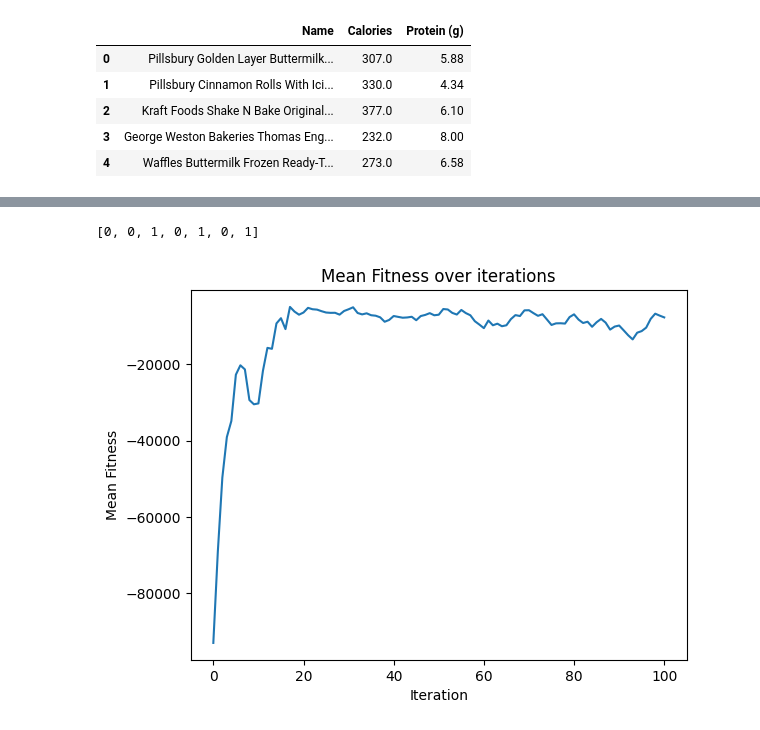
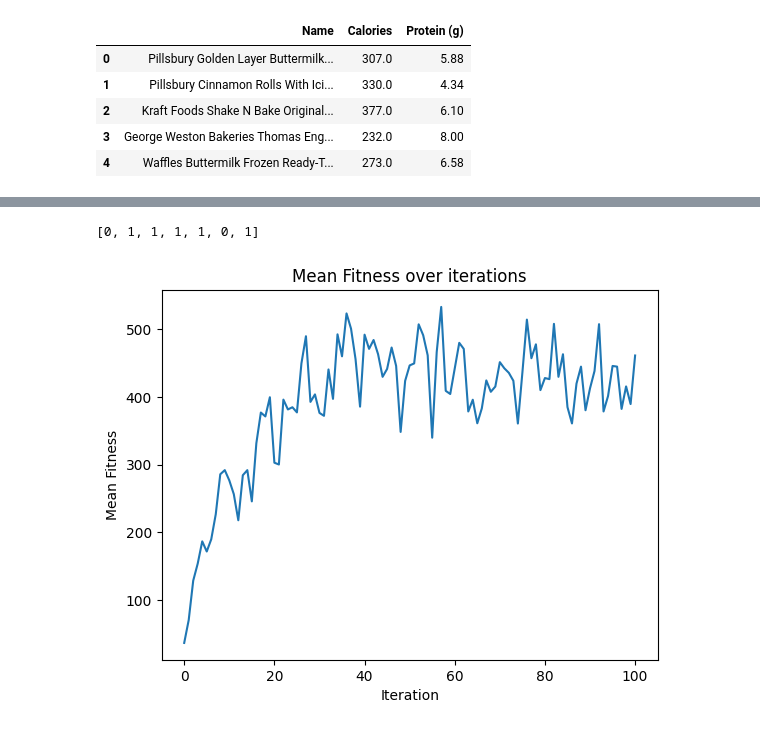
Before and after one commit to altayelmas/genetic, a Jupyter notebook: proje.ipynb, the cells around one changed output, grey strips where cells are left out. Saved outputs shown, nothing was run; the diff lists cells and outputs as text; code cells hidden in the pictures.

Commit message:
rouletteWheel Tests

```diff
--- a/proje.ipynb
+++ b/proje.ipynb
@@ -96,13 +100,3 @@ def initializePopulationWithMaxWeight(populationSize: int, chromosomeSize: int,
 # %%
 def sortPopulation(population: list[list], maxWeight: int, negative: bool, penaltyFactor: int = 1.5):
     return sorted(population, key=lambda individual: calculateFitness(individual, maxWeight, negative, penaltyFactor), reverse=True)
-
-population = initializePopulation(5, 5, 42)
-for i in population:
-    print(f"{i}, Fitness {calculateFitness(i, 2000, False)}")
-print()
-population = sortPopulation(population, 2000, False)
-for i in population:
-    print(f"{i}, Fitness {calculateFitness(i, 2000, False)}")
-
-print(random.randint(1, 10))
@@ -171,8 +151,0 @@ print(bestIndividual)
-# %%
-population = initializePopulation(10, 5)
-for i in range(len((population))):
-    print(population[i], calculateFitness(population[i], 2500, False))
-
-print()
-selected = rouletteWheelSelection(population, 2500)
-print(selected)
@@ -243,9 +203,3 @@ def multiplePointCrossover(firstParent: list, secondParent: list):
     secondOffspring[firstCrossOverPoint: secondCrossOverPoint + 1] = crossOverPart1
 
     return [firstOffspring, secondOffspring]
-# %%
-firstParent = [0, 0 , 1, 1, 0, 1]
-secondParent = [1, 1, 0, 0, 0, 1]
-
-offsprings = multiplePointCrossover(firstParent, secondParent)
-print(offsprings)
@@ -308,7 +259,7 @@ def mutation(chromosome: list, rate: int):
 chromosome = [0, 0, 1, 1, 1, 0, 1]
 print(mutation(chromosome, 10))
 # %% [output]
-[0, 0, 1, 0, 1, 0, 1]
+[0, 1, 1, 1, 1, 0, 1]
 # %%
 import numpy as np
 import matplotlib.pyplot as plt
@@ -323,52 +274,52 @@ population = initializePopulationWithMaxWeight(populationSize, chromosomeSize, m
 def geneticAlgorithm(population: list[list], maxWeight: int, generations: int, elitSize: int, penaltyFactor: int = 1.5):
 
     meanFitness = []
-    fitnessList = [calculateFitness(i, maxWeight, True, penaltyFactor) for i in population]
+    fitnessList = [calculateFitness(i, maxWeight, False, penaltyFactor) for i in population]
     mean = np.mean(fitnessList)
     meanFitness.append(mean)
 
 
     for i in range(generations):
-        sortedPopulation = sortPopulation(population, maxWeight, True, penaltyFactor)
+        sortedPopulation = sortPopulation(population, maxWeight, False, penaltyFactor)
         new_population = sortedPopulation[:elitSize]
         while len(new_population) != len(population):
 
-            firstIndividual = tournamentSelection(population, 2, maxWeight, penaltyFactor)
-            secondIndividual = tournamentSelection(population, 2, maxWeight, penaltyFactor)
+            #firstIndividual = tournamentSelection(population, 2, maxWeight, penaltyFactor)
+            #secondIndividual = tournamentSelection(population, 2, maxWeight, penaltyFactor)
 
-            #firstIndividual = rouletteWheelSelection(population, maxWeight, penaltyFactor)
-            #secondIndividual = rouletteWheelSelection(population, maxWeight, penaltyFactor)
+            firstIndividual = rouletteWheelSelection(population, maxWeight, penaltyFactor)
+            secondIndividual = rouletteWheelSelection(population, maxWeight, penaltyFactor)
 
             #offsprings = singlePointCrossover(firstIndividual, secondIndividual)
             offsprings = uniformCrossover(firstIndividual, secondIndividual, maxWeight, penaltyFactor)
             #offsprings = multiplePointCrossover(firstIndividual, secondIndividual)
             offsprings[0] = mutation(offsprings[0], len(offsprings[0]))
             offsprings[1] = mutation(offsprings[1], len(offsprings[1]))
 
             new_population.extend(offsprings)
 
         population = new_population
         #print(f"Generation {i}")
         #print(population)
 
-        fitnessList = [calculateFitness(i, maxWeight, True, penaltyFactor) for i in population]
+        fitnessList = [calculateFitness(i, maxWeight, False, penaltyFactor) for i in population]
         mean = np.mean(fitnessList)
         meanFitness.append(mean)
 
     x = np.arange(0, generations + 1)
     plt.plot(x, meanFitness)
     plt.title("Mean Fitness over iterations")
     plt.xlabel("Iteration")
     plt.ylabel("Mean Fitness")
 
     return population
 
 generations = 100
-elitismSize = 2
+elitismSize = 0
 penaltyFactor = 1.2
 new = geneticAlgorithm(population, maxWeight, generations, elitismSize, penaltyFactor)
 # %% [output]
-[figure, old version]
+[figure, new version]
 # %%
 sortedNew = sortPopulation(new, maxWeight, True, penaltyFactor)
 
```
Also changed, not shown: parts of 9 cells of this notebook.
